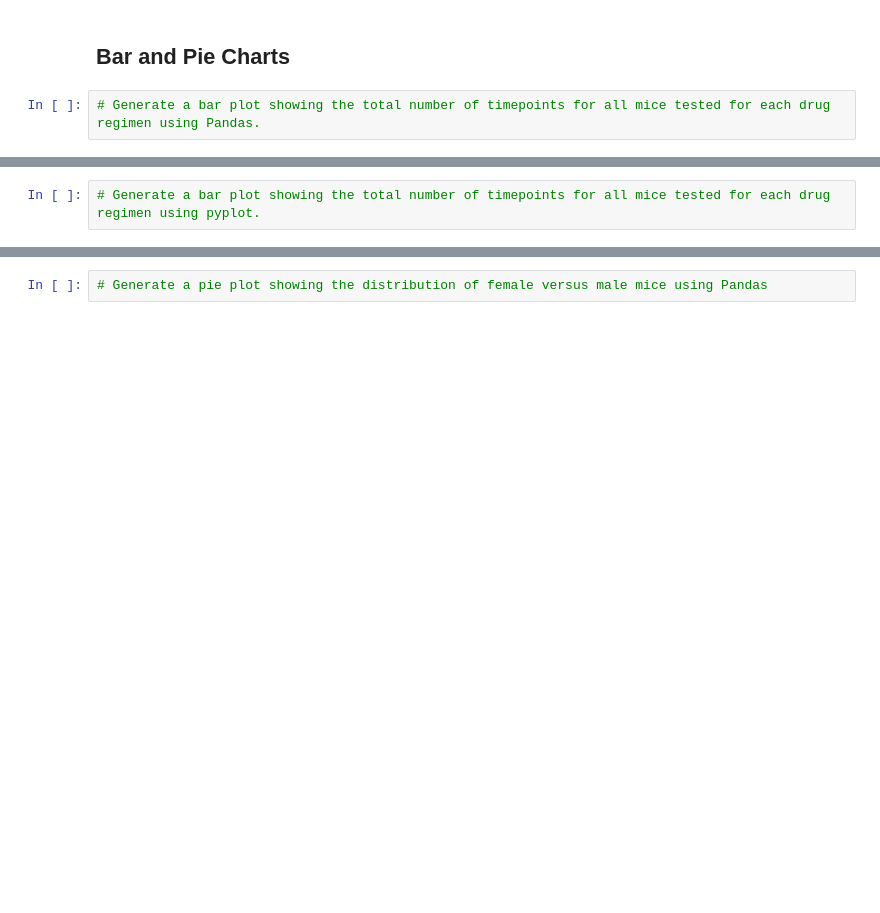
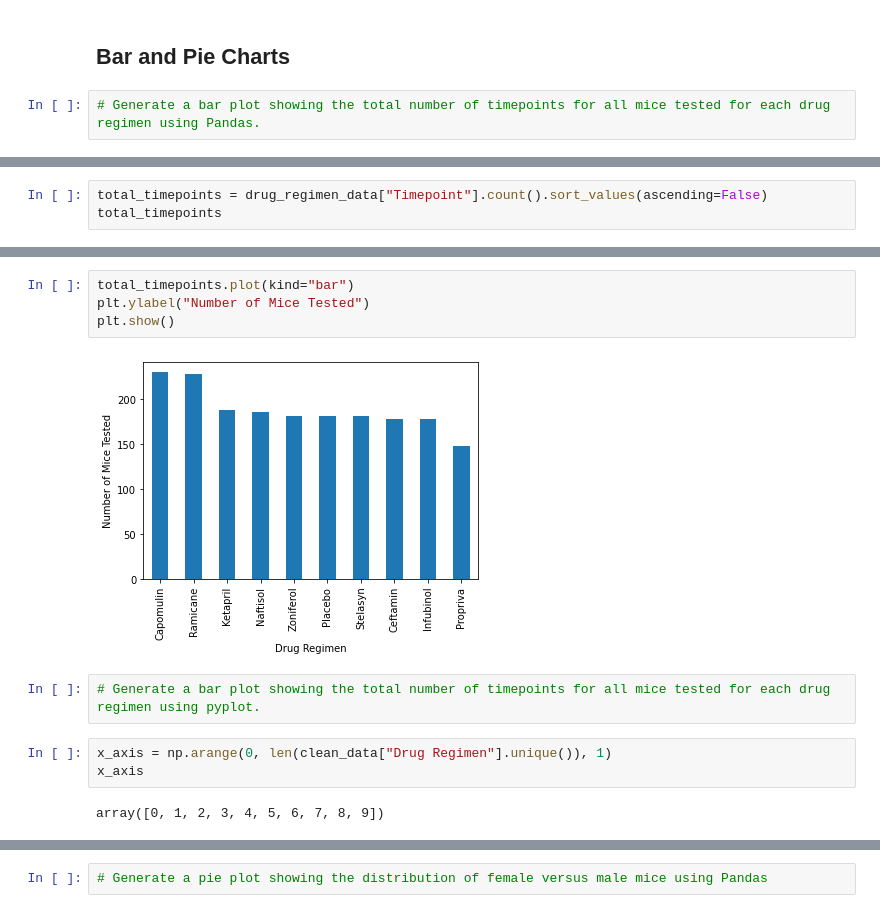
Before and after one commit to jaybdhruv/matplotlib_python_challenge, a Jupyter notebook: Pymaceuticals/pymaceuticals_starter.ipynb, the cells around one changed output, grey strips where cells are left out. Drawn from its saved outputs; the diff is of its cells as text; blank space fills up the shorter version.

Commit message:
Bar plot through Pandas completed

```diff
--- a/Pymaceuticals/pymaceuticals_starter.ipynb
+++ b/Pymaceuticals/pymaceuticals_starter.ipynb
@@ -166,0 +183,3 @@ summary_tumorvolume_agg
+# %%
+total_timepoints = drug_regimen_data["Timepoint"].count().sort_values(ascending=False)
+total_timepoints
@@ -167,2 +199,13 @@ summary_tumorvolume_agg
+# %%
+total_timepoints.plot(kind="bar")
+plt.ylabel("Number of Mice Tested")
+plt.show()
+# %% [output]
+[figure, added]
 # %%
 # Generate a bar plot showing the total number of timepoints for all mice tested for each drug regimen using pyplot.
+# %%
+x_axis = np.arange(0, len(clean_data["Drug Regimen"].unique()), 1)
+x_axis
+# %% [output]
+array([0, 1, 2, 3, 4, 5, 6, 7, 8, 9])
```
Also changed, not shown: parts of 4 cells of this notebook.
